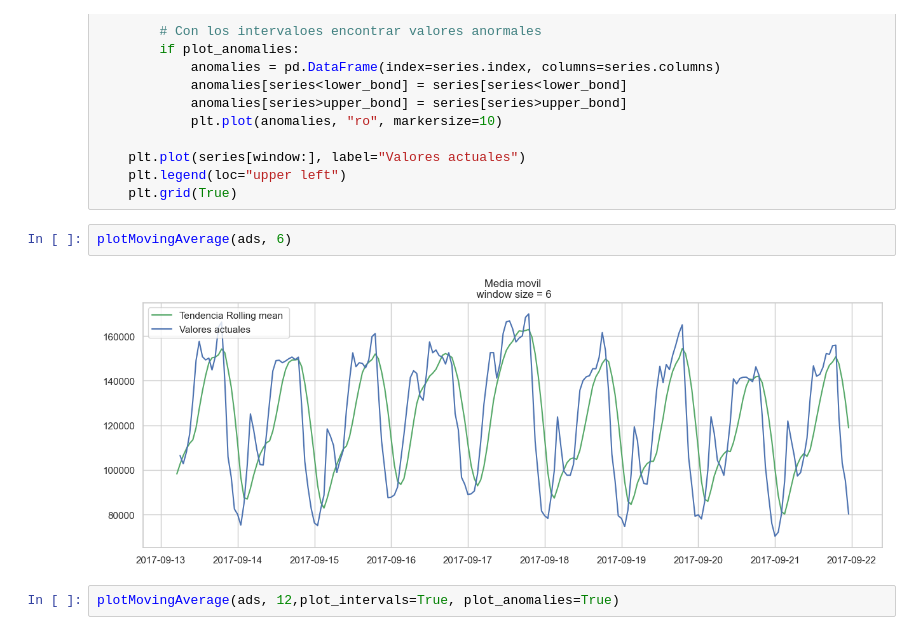
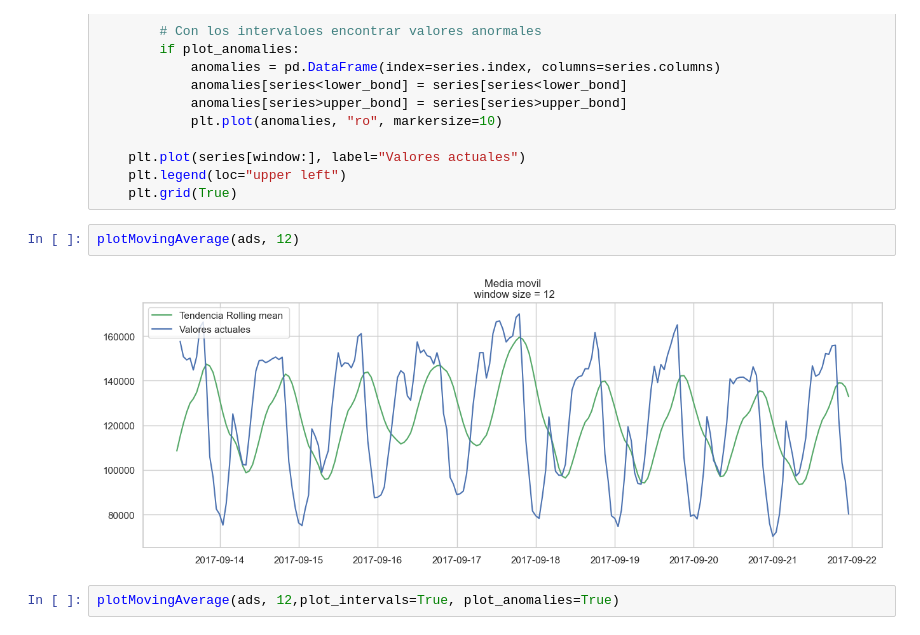
Before and after one commit to dfbustosus/Bootcamp-DS-2024-I, a Jupyter notebook: Clase 22/Fundamentos de series de tiempo.ipynb, the cells around one changed output. Drawn from its saved outputs; the diff is of its cells as text.

```diff
--- a/Clase 22/Fundamentos de series de tiempo.ipynb
+++ b/Clase 22/Fundamentos de series de tiempo.ipynb
@@ -352,9 +343,9 @@ def plotMovingAverage(series, window, plot_intervals=False, scale=1.96,
     plt.legend(loc="upper left")
     plt.grid(True)
 # %%
-plotMovingAverage(ads, 6)
+plotMovingAverage(ads, 12)
 # %% [output]
-[figure, old version]
+[figure, new version]
 # %%
 plotMovingAverage(ads, 12,plot_intervals=True, plot_anomalies=True)
 # %% [output]
```
Also changed, not shown: parts of 9 cells of this notebook.
